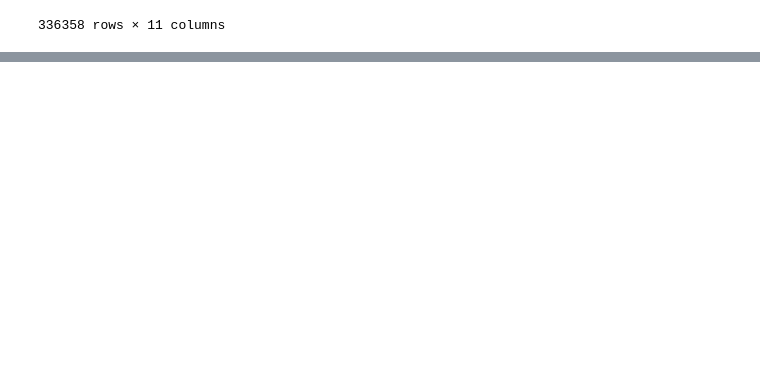
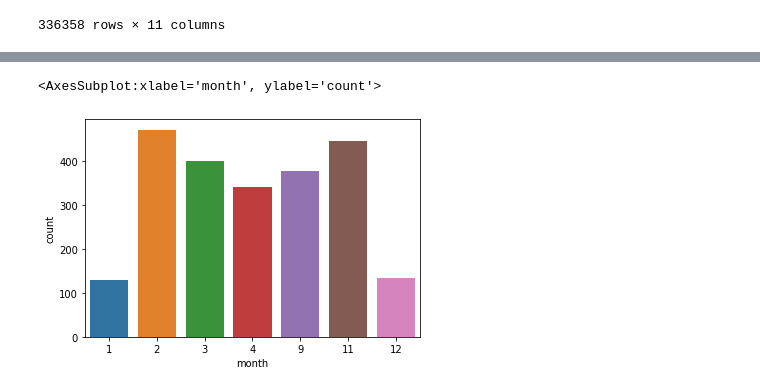
Before and after one commit to IlyaAb/Kaggle, a Jupyter notebook: catchAlice2.ipynb, the cells around one changed output, grey strips where cells are left out. Saved outputs shown, nothing was run; the diff lists cells and outputs as text; code cells hidden in the pictures; blank space fills up the shorter version.

```diff
--- a/catchAlice2.ipynb
+++ b/catchAlice2.ipynb
@@ -123,0 +176,6 @@ DF_Full2Time
+# %%
+Only_Alic2 = A_start_mounth.query('Alice==1')
+sns.countplot(x = Only_Alic2.index)
+# %% [output]
+<AxesSubplot:xlabel='month', ylabel='count'>
+[figure, added]
```
Also changed, not shown: parts of 58 cells of this notebook, 4 other files.
